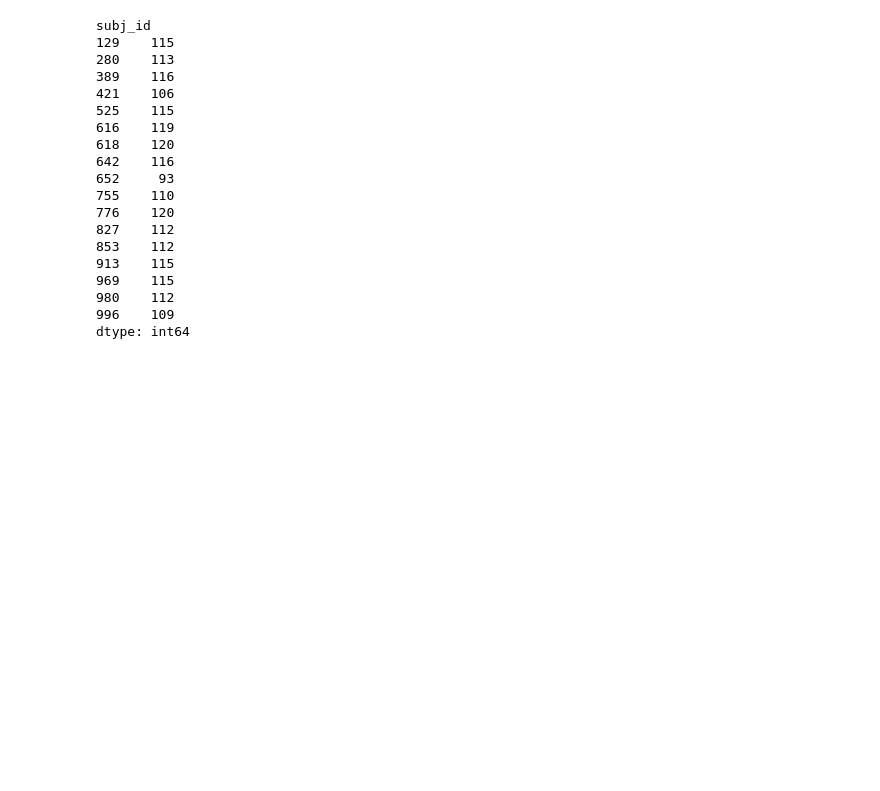
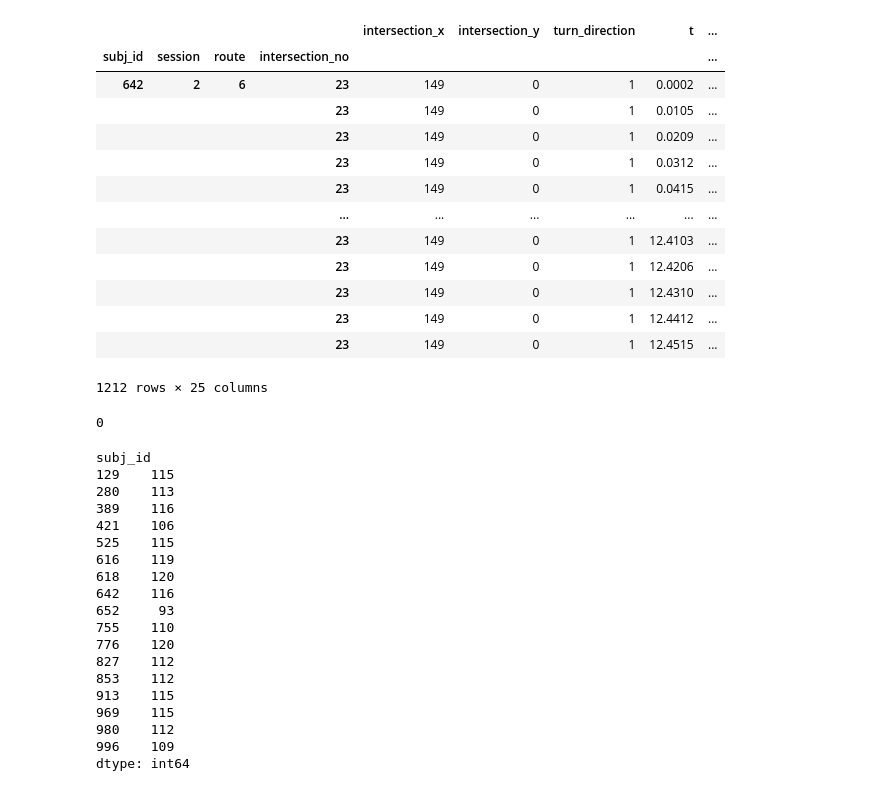
Before and after one commit to cherepaha/evidence_accumulation_in_gap_acceptance, a Jupyter notebook: data_and_model_analysis/supplementary_modeling.ipynb, the cells around one changed output. Saved outputs shown, nothing was run; the diff lists cells and outputs as text; code cells hidden in the pictures; blank space fills up the shorter version.

```diff
--- a/data_and_model_analysis/supplementary_modeling.ipynb
+++ b/data_and_model_analysis/supplementary_modeling.ipynb
@@ -12 +5,23 @@ subjects = exp_data.subj_id.unique()
+# %%
+data = pd.read_csv('../data/raw_data_merged.txt', sep='\t', index_col=['subj_id', 'session', 'route', 'intersection_no'])
+# %% [output]
+|  |  |  |  | intersection_x | intersection_y | turn_direction | t | ... |
+| subj_id | session | route | intersection_no |  |  |  |  | ... |
+| 642 | 2 | 6 | 23 | 149 | 0 | 1 | 0.0002 | ... |
+|  |  |  | 23 | 149 | 0 | 1 | 0.0105 | ... |
+|  |  |  | 23 | 149 | 0 | 1 | 0.0209 | ... |
+|  |  |  | 23 | 149 | 0 | 1 | 0.0312 | ... |
+|  |  |  | 23 | 149 | 0 | 1 | 0.0415 | ... |
+|  |  |  | ... | ... | ... | ... | ... | ... |
+|  |  |  | 23 | 149 | 0 | 1 | 12.4103 | ... |
+|  |  |  | 23 | 149 | 0 | 1 | 12.4206 | ... |
+|  |  |  | 23 | 149 | 0 | 1 | 12.4310 | ... |
+|  |  |  | 23 | 149 | 0 | 1 | 12.4412 | ... |
+|  |  |  | 23 | 149 | 0 | 1 | 12.4515 | ... |
+1212 rows × 25 columns
+# %%
+traj = data.loc[(642, 2, 6, 23)]
+sum(traj.bot_x>0.0)
+# %% [output]
+0
 # %%
```
Also changed, not shown: parts of 3 cells of this notebook, 3 other files.
